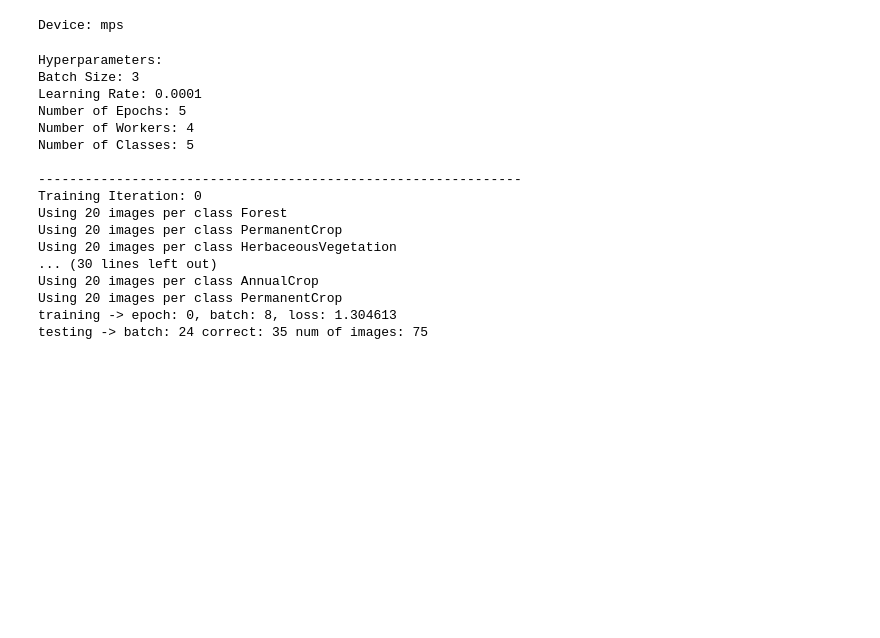
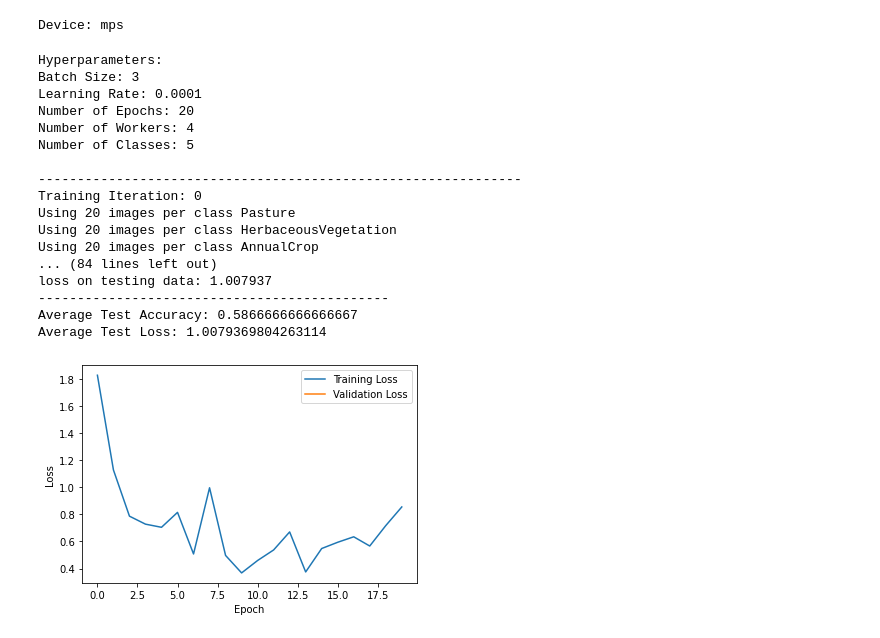
Before and after one commit to waasnipun/neurafusion, a Jupyter notebook: train-resnet18.ipynb, the cells around one changed output. Drawn from its saved outputs; the diff is of its cells as text; code cells hidden in the pictures; blank space fills up the shorter version.

```diff
--- a/train-resnet18.ipynb
+++ b/train-resnet18.ipynb
@@ -30,7 +30,7 @@ Device: mps
 # %%
 def make_dataset_loaders(num_classes, batch_size, num_workers):
     root_dir = os.path.join(os.getcwd(), 'datasets/EuroSAT_RGB')
-    dataset, label_mapping = getDataset(path=root_dir, num_classes=num_classes, num_images_per_class=20, shuffle_images=False)
+    dataset, _ = getDataset(path=root_dir, num_classes=num_classes, num_images_per_class=20, shuffle_images=False)
 
     class_images = {i: [] for i in range(num_classes)}
 
@@ -51,12 +51,12 @@ def make_dataset_loaders(num_classes, batch_size, num_workers):
     train_transforms = transforms.Compose(
             [
                 transforms.RandomCrop(80, padding=8),
-                # transforms.ColorJitter(brightness=0.4, contrast=0.4, saturation=0.4),
+                transforms.ColorJitter(brightness=0.4, contrast=0.4, saturation=0.4),
                 # transforms.GaussianBlur(3, sigma=(0.1, 2.0)),
                 transforms.RandomHorizontalFlip(),
                 transforms.RandomRotation(degrees=5),
                 transforms.ToTensor(),
-                # transforms.Normalize((0.485, 0.456, 0.406), (0.229, 0.224, 0.225)),
+                transforms.Normalize((0.485, 0.456, 0.406), (0.229, 0.224, 0.225)),
             ]
         )
 
@@ -64,7 +64,7 @@ def make_dataset_loaders(num_classes, batch_size, num_workers):
             [
                 transforms.RandomCrop(80, padding=8),
                 transforms.ToTensor(),
-                # transforms.Normalize((0.485, 0.456, 0.406), (0.229, 0.224, 0.225)),
+                transforms.Normalize((0.485, 0.456, 0.406), (0.229, 0.224, 0.225)),
             ]
         )
 
@@ -153,9 +153,9 @@ from models.resnet18 import ResNet18
 batch_size = 3
 num_workers = 4
 learning_rate = 0.0001 # 0.00005 - the best one so far
-num_epochs = 5
+num_epochs = 20
 num_classes = 5
-iterations = 5
+iterations = 1
 
 print(f"Hyperparameters:")
 print(f"Batch Size: {batch_size}")
@@ -186,38 +186,39 @@ for iter in range(iterations):
     train_loader, test_loader = make_dataset_loaders(num_classes=num_classes, batch_size=batch_size, num_workers=num_workers)
     model, training_losses, val_losses = train(net=model, train_loader=train_loader, test_loader=test_loader, num_epochs=num_epochs, learning_rate=learning_rate)
 
     acc_test, test_loss = eval(model, test_loader)
     total_test_loss += test_loss
     total_test_acc += acc_test
     print('\naccuracy on testing data: %f' % acc_test)
     print('loss on testing data: %f' % test_loss)
 
 print("---------------------------------------------")
 print(f"Average Test Accuracy: {total_test_acc/iterations}")
 print(f"Average Test Loss: {total_test_loss/iterations}")
 
 plt.plot(training_losses, label='Training Loss')
 plt.xlabel('Epoch')
 plt.plot(test_loss, label='Validation Loss')
 plt.ylabel('Loss')
 plt.legend()
 plt.show()
 # %% [output]
 Hyperparameters:
 Batch Size: 3
 Learning Rate: 0.0001
-Number of Epochs: 5
+Number of Epochs: 20
 Number of Workers: 4
 Number of Classes: 5
 
 --------------------------------------------------------------
 Training Iteration: 0
-Using 20 images per class Forest
-Using 20 images per class PermanentCrop
+Using 20 images per class Pasture
 Using 20 images per class HerbaceousVegetation
-... (30 lines left out)
 Using 20 images per class AnnualCrop
-Using 20 images per class PermanentCrop
-training -> epoch: 0, batch: 8, loss: 1.304613
-testing -> batch: 24 correct: 35 num of images: 75
+... (84 lines left out)
+loss on testing data: 1.007937
+---------------------------------------------
+Average Test Accuracy: 0.5866666666666667
+Average Test Loss: 1.0079369804263114
+[figure, added]
 # %%
```
Also changed, not shown: parts of 2 cells of this notebook.
